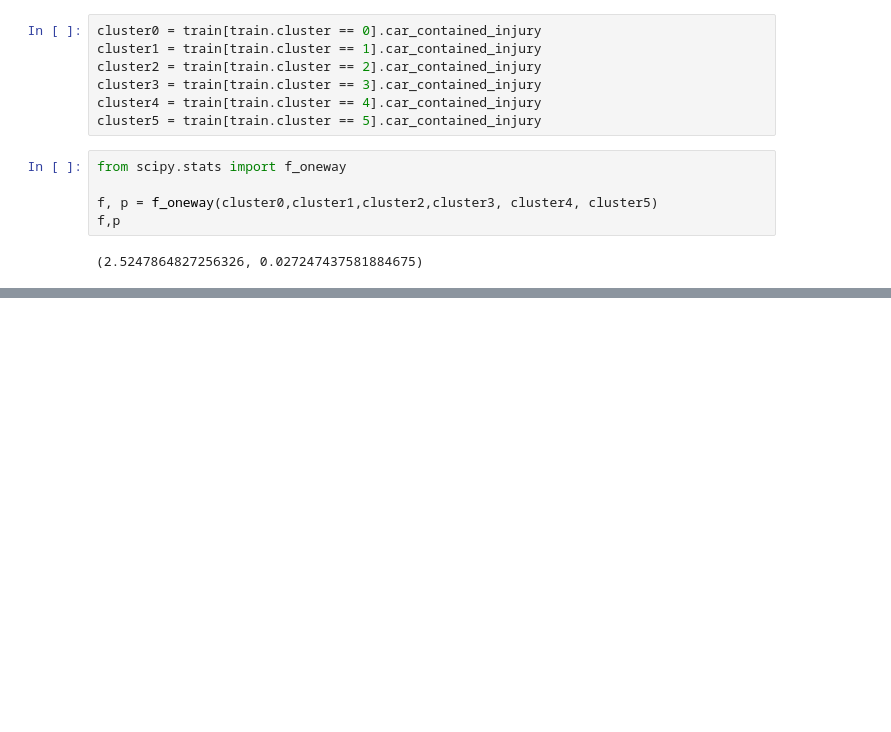
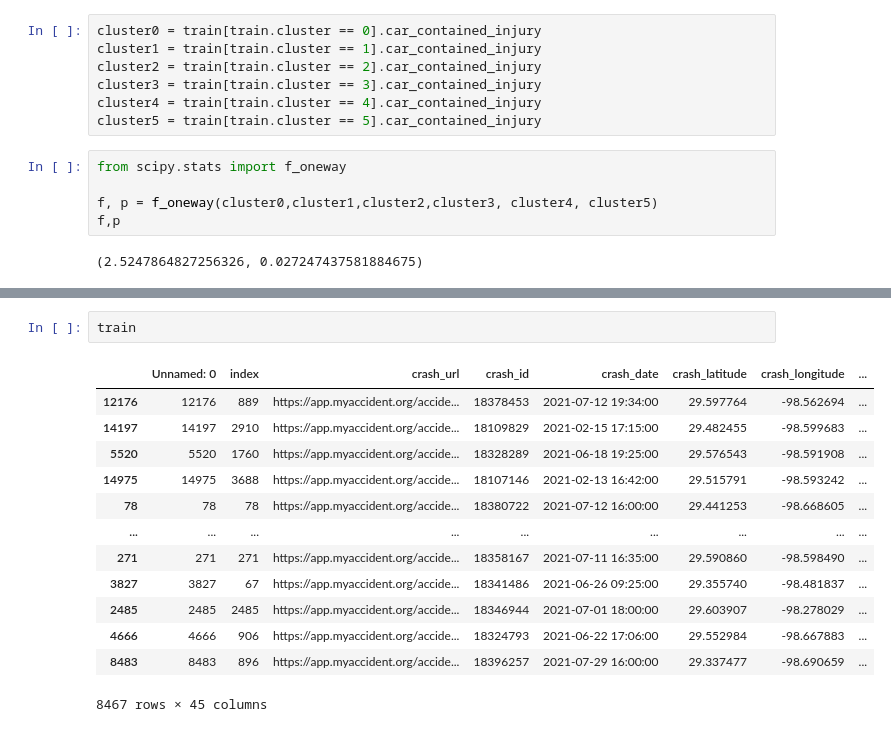
Before and after one commit to RAXR-Capstone/project_danger_zone, a Jupyter notebook: work_space/AnnaWorkspace/anna_scratchbook.ipynb, the cells around one changed output, grey strips where cells are left out. Saved outputs shown, nothing was run; the diff lists cells and outputs as text; blank space fills up the shorter version.

```diff
--- a/work_space/AnnaWorkspace/anna_scratchbook.ipynb
+++ b/work_space/AnnaWorkspace/anna_scratchbook.ipynb
@@ -934,0 +1201,16 @@ f,p
+# %%
+train
+# %% [output]
+|  | Unnamed: 0 | index | crash_url | crash_id | crash_date | crash_latitude | crash_longitude | ... |
+| 12176 | 12176 | 889 | https://app.myaccident.org/accide... | 18378453 | 2021-07-12 19:34:00 | 29.597764 | -98.562694 | ... |
+| 14197 | 14197 | 2910 | https://app.myaccident.org/accide... | 18109829 | 2021-02-15 17:15:00 | 29.482455 | -98.599683 | ... |
+| 5520 | 5520 | 1760 | https://app.myaccident.org/accide... | 18328289 | 2021-06-18 19:25:00 | 29.576543 | -98.591908 | ... |
+| 14975 | 14975 | 3688 | https://app.myaccident.org/accide... | 18107146 | 2021-02-13 16:42:00 | 29.515791 | -98.593242 | ... |
+| 78 | 78 | 78 | https://app.myaccident.org/accide... | 18380722 | 2021-07-12 16:00:00 | 29.441253 | -98.668605 | ... |
+| ... | ... | ... | ... | ... | ... | ... | ... | ... |
+| 271 | 271 | 271 | https://app.myaccident.org/accide... | 18358167 | 2021-07-11 16:35:00 | 29.590860 | -98.598490 | ... |
+| 3827 | 3827 | 67 | https://app.myaccident.org/accide... | 18341486 | 2021-06-26 09:25:00 | 29.355740 | -98.481837 | ... |
+| 2485 | 2485 | 2485 | https://app.myaccident.org/accide... | 18346944 | 2021-07-01 18:00:00 | 29.603907 | -98.278029 | ... |
+| 4666 | 4666 | 906 | https://app.myaccident.org/accide... | 18324793 | 2021-06-22 17:06:00 | 29.552984 | -98.667883 | ... |
+| 8483 | 8483 | 896 | https://app.myaccident.org/accide... | 18396257 | 2021-07-29 16:00:00 | 29.337477 | -98.690659 | ... |
+8467 rows × 45 columns
```
Also changed, not shown: parts of 26 cells of this notebook.
